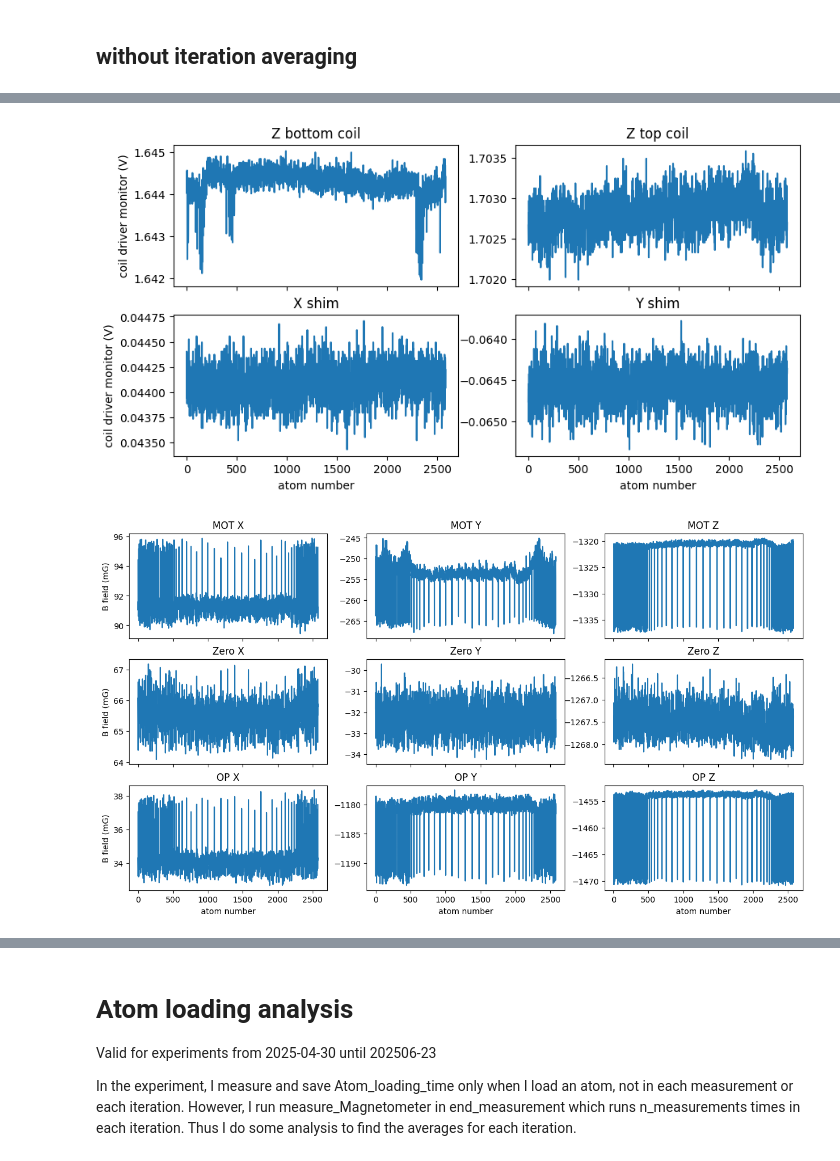
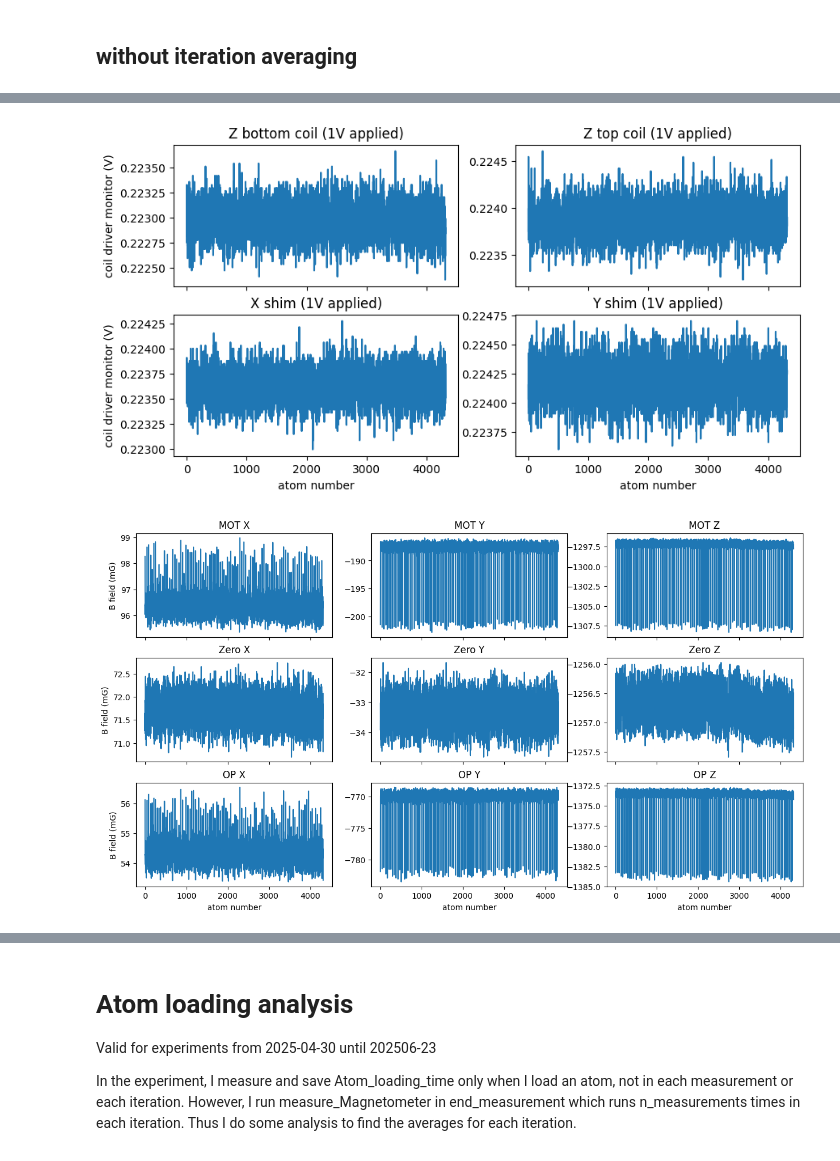
Before and after one commit to QuantumQuadrate/qn_artiq_routines, a Jupyter notebook: Analysis/Single atom analysis/atom_loading_analysis_2025.ipynb, the cells around one changed output, grey strips where cells are left out. Drawn from its saved outputs; the diff is of its cells as text; code cells hidden in the pictures.

```diff
--- a/Analysis/Single atom analysis/atom_loading_analysis_2025.ipynb
+++ b/Analysis/Single atom analysis/atom_loading_analysis_2025.ipynb
@@ -23,7 +23,7 @@ print(set_point_PD6_AOM_A6)
 0.078
 0.078
 # %%
-date_filters = ["2026-02-11"]
+date_filters = ["2026-02-14","2026-02-15"]
 
 from matplotlib import pyplot as plt
 import matplotlib as mpl
@@ -100,14 +100,14 @@ With fitting the resonance for microwave scans
 """
 ### the file(s) to analyze:
 file_indices = {
-    22:'',
+    0:'',
     # 45:'',
     # 47:'',
     # 49:'',
     # 51:'',
 }
 
-# file_indices = {i: '' for i in range(9, 18, 2)}
+# file_indices = {i: '' for i in range(0, 20, 2)}
 
 compare = True # compare multiple files in the same retention and loading plots
 otsu_threshold = False # compute threshold using Otsu method instead doing it by eye. only work when require atom loading = False
@@ -386,7 +386,7 @@ plt.show()
 #### Plot FORT multimode fiber
 plt.figure(figsize=(7, 4))
 plt.plot(FORT_MM_monitor, 'r-', label='FORT multimode fiber')
-plt.xlabel("Atom number")
+plt.xlabel("feedback run number")
 plt.ylabel("FORT MM monitor")
 # plt.title(f"FORT MM fiber")
 plt.legend(loc='best')
@@ -709,34 +751,34 @@ plt.show()
 # %%
 """
 Plotting the coil drivers "monitor out" added to ARTIQ since 2025-06-23, for every atom loading.
 The "monitor out" of all 4 coil drivers are measured once by the Sampler every time we want to load an atom.
 
 """
 fig, axs = plt.subplots(2, 2, figsize=(10, 5), sharey=False, sharex=True)
 
 ######## MOT
 axs[0, 0].plot(coil_driver_AZ_bottom_1V[1:])
 axs[0, 0].set_ylabel("coil driver monitor (V)")
-axs[0, 0].set_title("Z bottom coil")
+axs[0, 0].set_title("Z bottom coil (1V applied)")
 
 axs[0, 1].plot(coil_driver_AZ_top_1V[1:])
-axs[0, 1].set_title("Z top coil")
+axs[0, 1].set_title("Z top coil (1V applied)")
 
 
 axs[1, 0].plot(coil_driver_AX_1V[1:])
 axs[1, 0].set_xlabel("atom number")
 axs[1, 0].set_ylabel("coil driver monitor (V)")
-axs[1, 0].set_title("X shim")
+axs[1, 0].set_title("X shim (1V applied)")
 
 axs[1, 1].plot(coil_driver_AY_1V[1:])
 axs[1, 1].set_xlabel("atom number")
-axs[1, 1].set_title("Y shim");
+axs[1, 1].set_title("Y shim (1V applied)");
 # %% [output]
-[figure, old version]
+[figure, new version]
 # %%
 """
 Plotting the magnetometer added to ARTIQ since 2025-04-19.
-For all atom loading events. Note that the magneometer is measured in every "measurement", not necessarily when
+For all atom loading events. Note that the magneometer is measured in every "measurement".
 
 """
 fig, axs = plt.subplots(3, 3, figsize=(15, 8), sharey=False, sharex=True)
@@ -779,4 +821,4 @@ axs[2, 2].plot(Magnetometer_OP_Z[1:])
 axs[2, 2].set_xlabel("atom number")
 axs[2, 2].set_title("OP Z");
 # %% [output]
-[figure, old version]
+[figure, new version]
```
Also changed, not shown: parts of 17 cells of this notebook, 6 other files.
